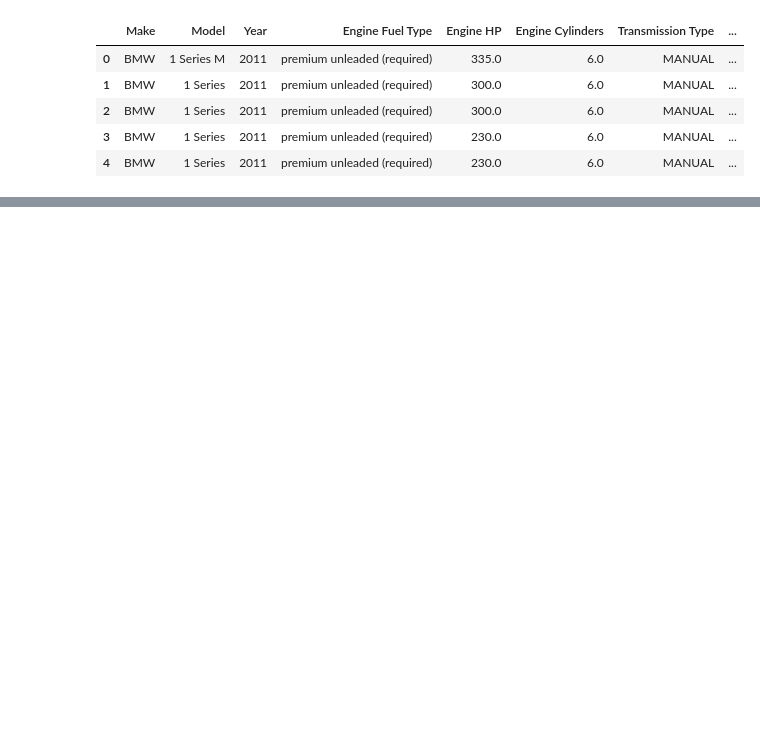
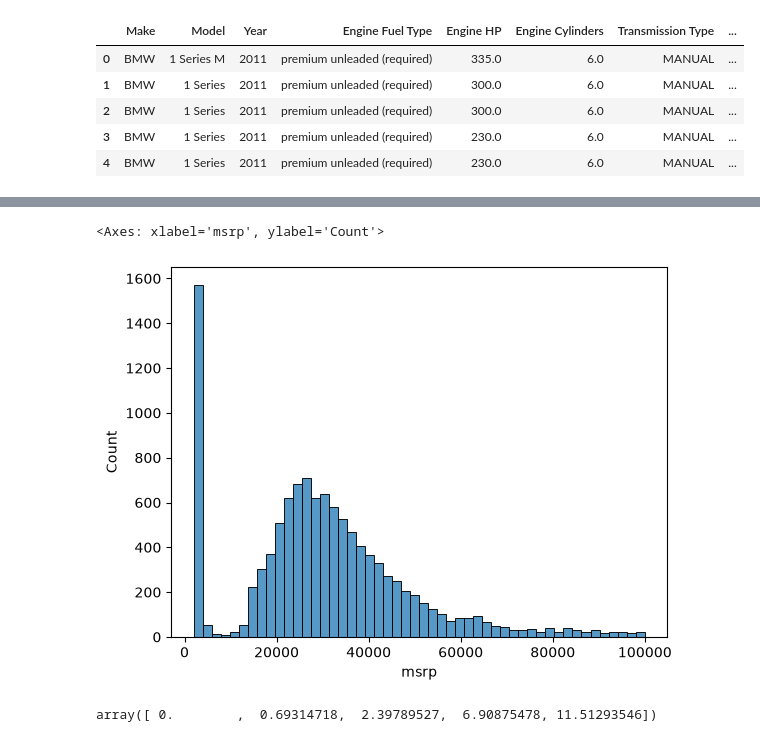
Before and after one commit to karolyne-ia-muniz/machine-learning-datatalks-bootcamp, a Jupyter notebook: chapter02/01.ipynb, the cells around one changed output, grey strips where cells are left out. Cells and saved outputs as stored; diff of their text form; code cells hidden in the pictures; blank space fills up the shorter version.

```diff
--- a/chapter02/01.ipynb
+++ b/chapter02/01.ipynb
@@ -102,0 +98,11 @@ import seaborn as sns
+# %%
+sns.histplot(df.msrp[df.msrp < 100000], bins=50)
+# %% [output]
+<Axes: xlabel='msrp', ylabel='Count'>
+[figure, added]
+# %%
+# how to get rid of the long tail, since it may confuse our model
+import numpy as np
+np.log1p([0,1,10,1000, 100000])
+# %% [output]
+array([ 0.        ,  0.69314718,  2.39789527,  6.90875478, 11.51293546])
```
Also changed, not shown: parts of 39 cells of this notebook, 2 other files.
